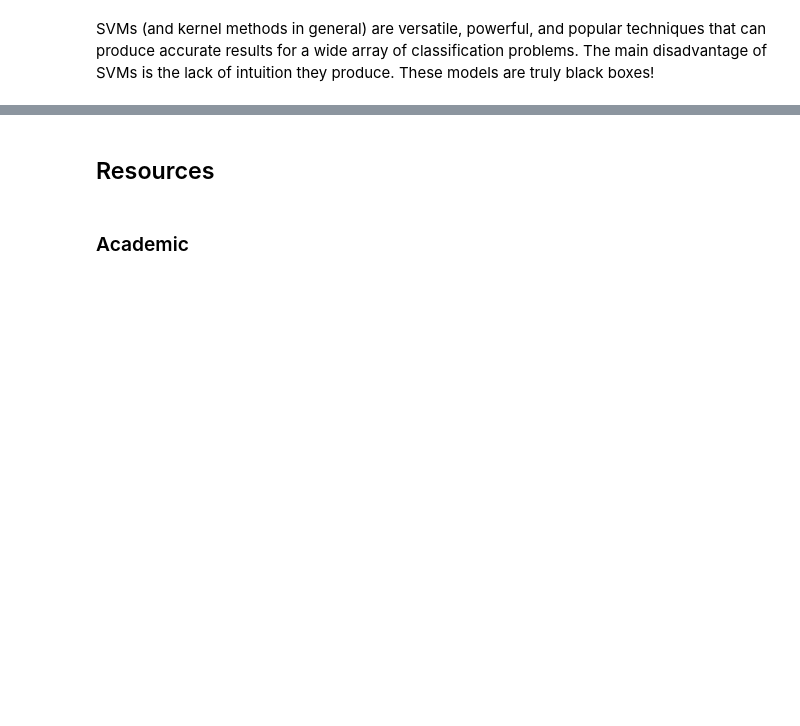
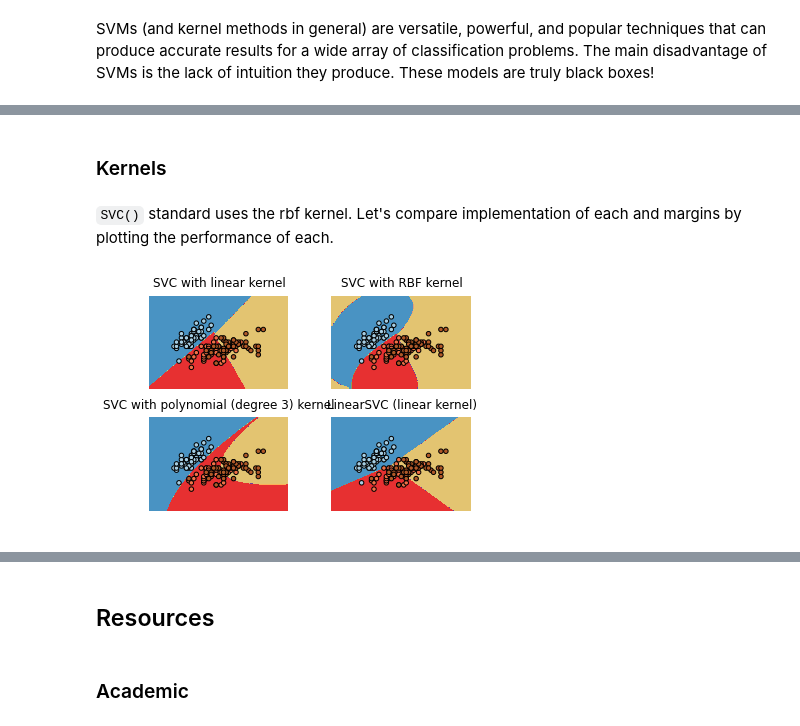
Before and after one commit to khnlimit/DS_HK_2, a Jupyter notebook: notebooks/11 - Support Vector Machines.ipynb, the cells around one changed output, grey strips where cells are left out. Saved outputs shown, nothing was run; the diff lists cells and outputs as text; code cells hidden in the pictures; blank space fills up the shorter version.

```diff
--- a/notebooks/11 - Support Vector Machines.ipynb
+++ b/notebooks/11 - Support Vector Machines.ipynb
@@ -257,0 +270,19 @@ SVMs (and kernel methods in general) are versatile, powerful, and popular techni
+# %%
+import numpy as np
+import matplotlib.pyplot as plt
+
+from sklearn import svm, datasets, metrics
+iris = datasets.load_iris()
+classifier = svm.SVC().fit(iris.data, iris.target)
+classifier.predict(iris.data)
+
+print metrics.classification_report(classifier.predict(iris.data), iris.target)
+
+# get support vectors
+classifier.support_vectors_
+
+# get indices of support vecbtors
+classifier.support_
+
+# get number of support vectors for each class
+classifier.n_support_
@@ -257,0 +298,50 @@ SVMs (and kernel methods in general) are versatile, powerful, and popular techni
+# %% [markdown]
+### Kernels
+# %% [markdown]
+`SVC()` standard uses the rbf kernel. Let's compare implementation of each and margins by plotting the performance of each.
+# %%
+# To make plotting easier, let's just use the first two features.
+X = iris.data[:, :2]
+Y = iris.target
+h = .02  # step size in the mesh
+
+# we create an instance of SVM and fit out data. We do not scale our
+# data since we want to plot the support vectors
+C = 1.0  # SVM regularization parameter
+svc = svm.SVC(kernel='linear', C=C).fit(X, Y)
+rbf_svc = svm.SVC(kernel='rbf', gamma=0.7, C=C).fit(X, Y)
+poly_svc = svm.SVC(kernel='poly', degree=3, C=C).fit(X, Y)
+lin_svc = svm.LinearSVC(C=C).fit(X, Y)
+
+# create a mesh to plot in
+x_min, x_max = X[:, 0].min() - 1, X[:, 0].max() + 1
+y_min, y_max = X[:, 1].min() - 1, X[:, 1].max() + 1
+xx, yy = np.meshgrid(np.arange(x_min, x_max, h),
+                     np.arange(y_min, y_max, h))
+
+# title for the plots
+titles = ['SVC with linear kernel',
+          'SVC with RBF kernel',
+          'SVC with polynomial (degree 3) kernel',
+          'LinearSVC (linear kernel)']
+
+
+for i, clf in enumerate((svc, rbf_svc, poly_svc, lin_svc)):
+    # Plot the decision boundary. For that, we will assign a color to each
+    # point in the mesh [x_min, m_max]x[y_min, y_max].
+    plt.subplot(2, 2, i + 1)
+    Z = clf.predict(np.c_[xx.ravel(), yy.ravel()])
+    #
+    # Put the result into a color plot
+    Z = Z.reshape(xx.shape)
+    plt.contourf(xx, yy, Z, cmap=plt.cm.Paired)
+    plt.axis('off')
+    #
+    # Plot also the training points
+    plt.scatter(X[:, 0], X[:, 1], c=Y, cmap=plt.cm.Paired)
+    #
+    plt.title(titles[i])
+
+plt.show()
+# %% [output]
+[figure, added]
```
Also changed, not shown: parts of 15 cells of this notebook.
